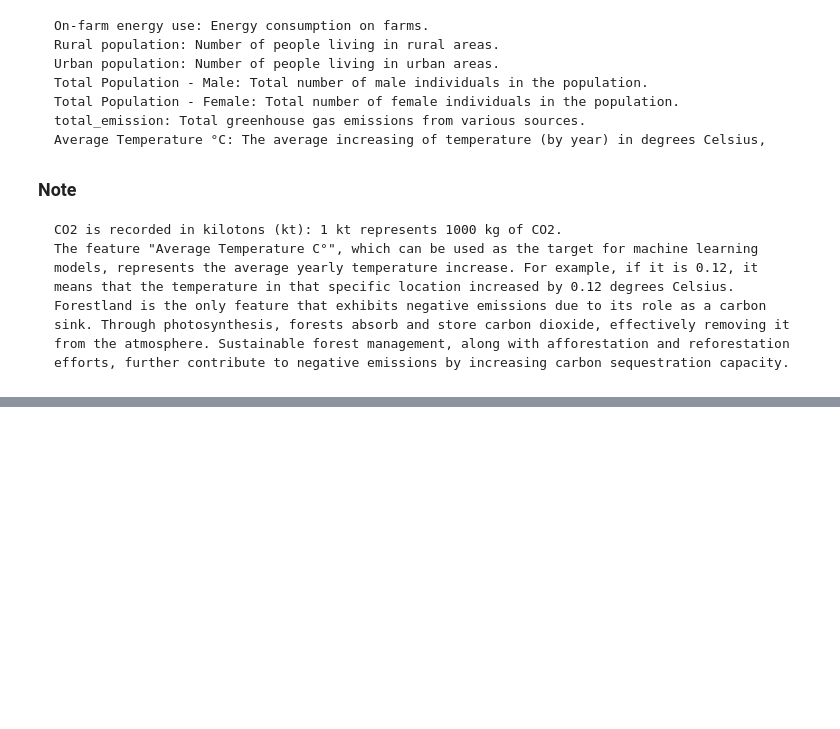
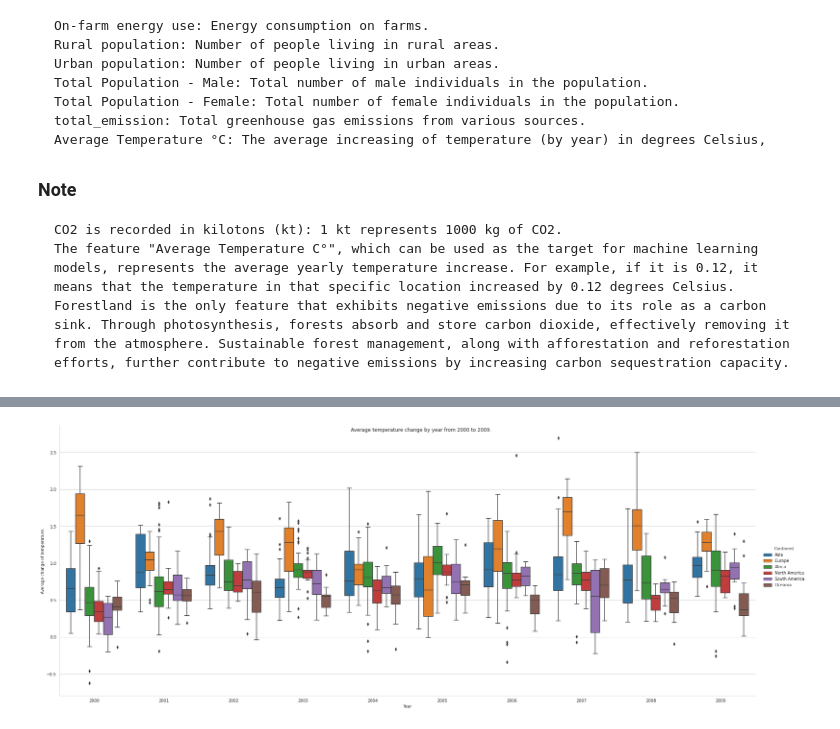
Before and after one commit to ptrGSKA/Agro-food_CO2_emission, a Jupyter notebook: agri-food_co2_emission.ipynb, the cells around one changed output, grey strips where cells are left out. Drawn from its saved outputs; the diff is of its cells as text; code cells hidden in the pictures; blank space fills up the shorter version.

```diff
--- a/agri-food_co2_emission.ipynb
+++ b/agri-food_co2_emission.ipynb
@@ -86,0 +208,17 @@ df.fillna(0, inplace = True)
+# %%
+df_2000_2009 = df.query('Year >= 2000 and Year <= 2009')
+sns.set_style('whitegrid')
+g = sns.catplot(x = 'Year',
+                y = 'Average_Temperature_C',
+                data = df_2000_2009,
+                kind = 'box',
+                hue = 'Continent',
+                height=10,
+                aspect=2.5
+                )
+g.fig.suptitle('Average temperature change by year from 2000 to 2009.')
+g.set(xlabel = 'Year',
+      ylabel = 'Average change of temperature.')
+plt.show()
+# %% [output]
+[figure, added]
```
Also changed, not shown: parts of 14 cells of this notebook, 1 other file.
